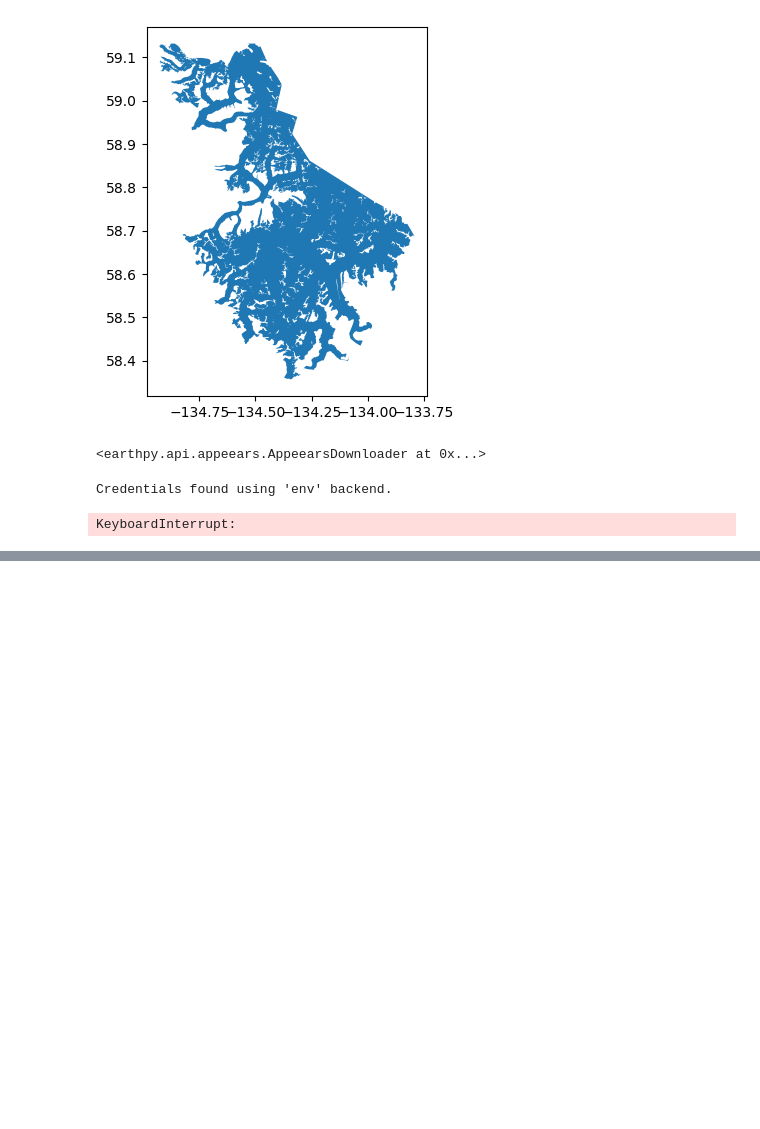
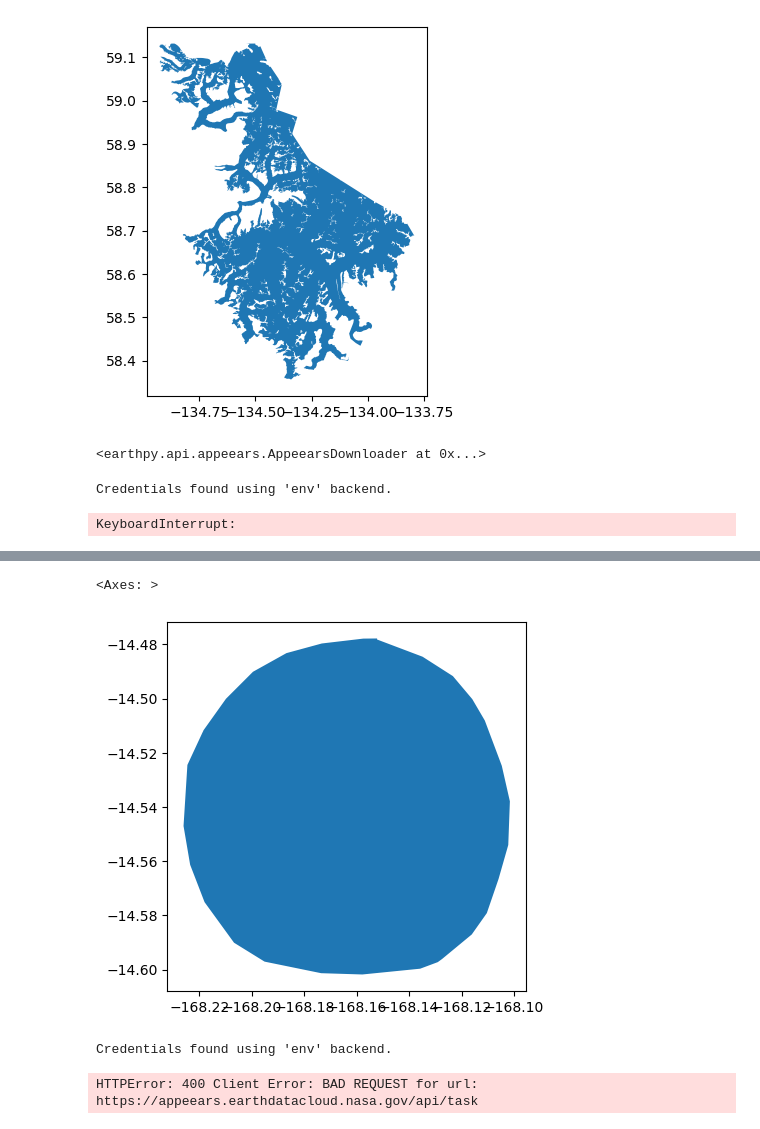
Before and after one commit to earthlab-education/04-vegetation-hellafolk, a Jupyter notebook: notebooks/portfolio-92-download-ndvi.ipynb, the cells around one changed output, grey strips where cells are left out. Drawn from its saved outputs; the diff is of its cells as text; code cells hidden in the pictures; blank space fills up the shorter version.

Commit message:
rose atoll instead

```diff
--- a/notebooks/portfolio-92-download-ndvi.ipynb
+++ b/notebooks/portfolio-92-download-ndvi.ipynb
@@ -81,0 +91,4 @@ juneau_gdf.to_file("region.geojson", driver="GeoJSON")
+# %%
+# search for rose atoll
+rose_gdf = ox.geocode_to_gdf('Rose Atoll')
+rose_gdf
@@ -81,0 +98,6 @@ juneau_gdf.to_file("region.geojson", driver="GeoJSON")
+# %%
+## make a quick plot
+rose_gdf.plot()
+# %% [output]
+<Axes: >
+[figure, added]
@@ -81,0 +116,5 @@ juneau_gdf.to_file("region.geojson", driver="GeoJSON")
+# %%
+ndvi_downloader.download_files(cache=True)
+# %% [output]
+Credentials found using 'env' backend.
+HTTPError: 400 Client Error: BAD REQUEST for url: https://appeears.earthdatacloud.nasa.gov/api/task
```
Also changed, not shown: parts of 5 cells of this notebook, 2 other files.
